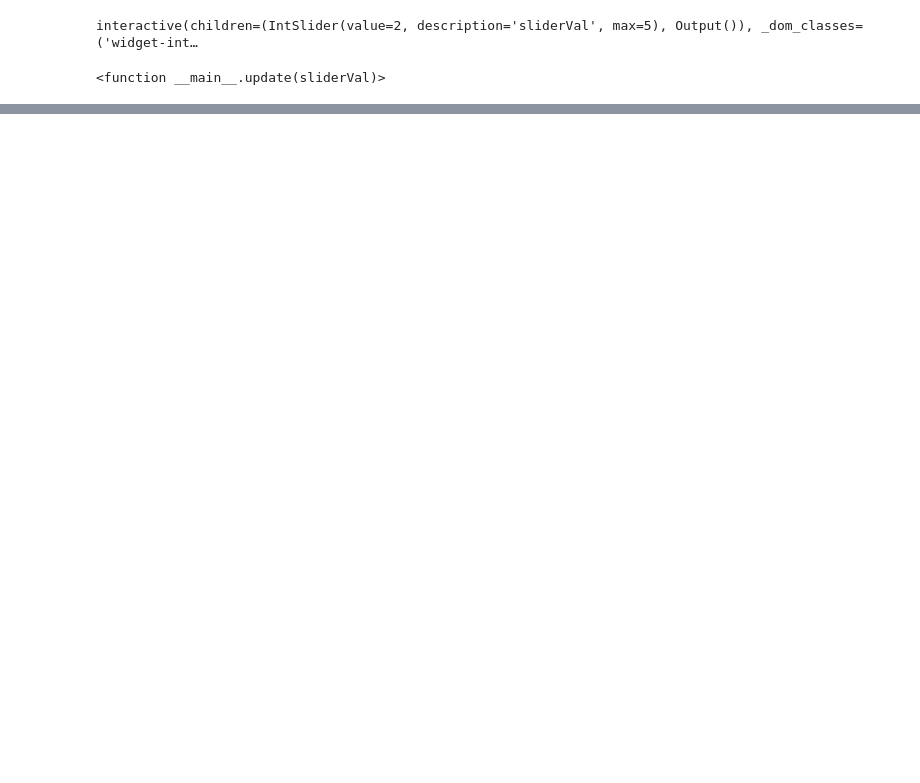
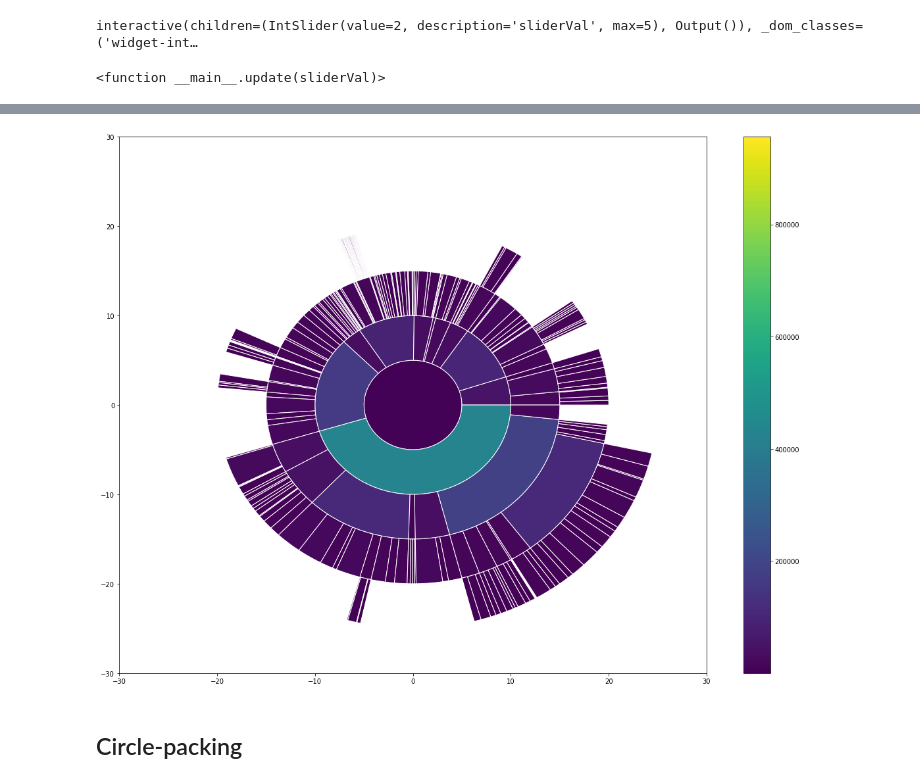
Before and after one commit to siddharth0112358/Visualizations, a Jupyter notebook: hierarchical_visualizations.ipynb, the cells around one changed output, grey strips where cells are left out. Cells and saved outputs as stored; diff of their text form; code cells hidden in the pictures; blank space fills up the shorter version.

```diff
--- a/hierarchical_visualizations.ipynb
+++ b/hierarchical_visualizations.ipynb
@@ -76,0 +267,60 @@ interactive(children=(IntSlider(value=2, description='sliderVal', max=5), Output
+# %%
+VALUE = 5
+fig1, ax1 = plt.subplots(figsize=(20,15))
+
+
+plt.xlim([-30, 30])
+plt.ylim([-30, 30])
+sh = nx.shortest_path_length(G, 'flare')
+
+
+
+importer = DictImporter()
+root = importer.import_(js_data)
+pat = {}
+max_val = 956129
+d = 0
+def parse_json3(parent, data, value):
+
+    curr = parent
+
+    if curr == None:
+        ax1.add_patch(Circle((0, 0),radius=5,edgecolor= 'white', facecolor=cm.viridis(1)))
+        pat[data.name]=0
+    if sh[data.name] >= value:
+        return
+
+    elif curr !=None:
+
+        deg_0 = pat[parent]
+        size_num_p = cols[parent]
+        level = sh[parent]
+        node_size = cols[data.name]
+        r = (level + 2)*5
+        size_perc = (cols[data.name]/max_val)*360
+        theta1 = deg_0
+        theta2 = deg_0 + size_perc
+        ax1.add_patch(Wedge((0, 0),r=r, theta1=theta1,theta2= theta2,edgecolor= 'white', facecolor=cm.viridis(node_size/max_val), width =5))
+        pat[parent] = theta2
+        pat[data.name] = theta1
+
+    if len(data.children) == 0:
+        return
+
+    for i in data.children:
+            parse_json3(i.parent.name,i, value)
+
+
+    return
+
+parse_json3(None, root, VALUE)
+c = plt.get_cmap("viridis")
+m = ScalarMappable(Normalize(min(col_lis), max(col_lis)), c)
+
+clb = plt.colorbar(m)
+
+plt.show()
+# %% [output]
+[figure, added]
+# %% [markdown]
+## Circle-packing
```
Also changed, not shown: parts of 9 cells of this notebook.
